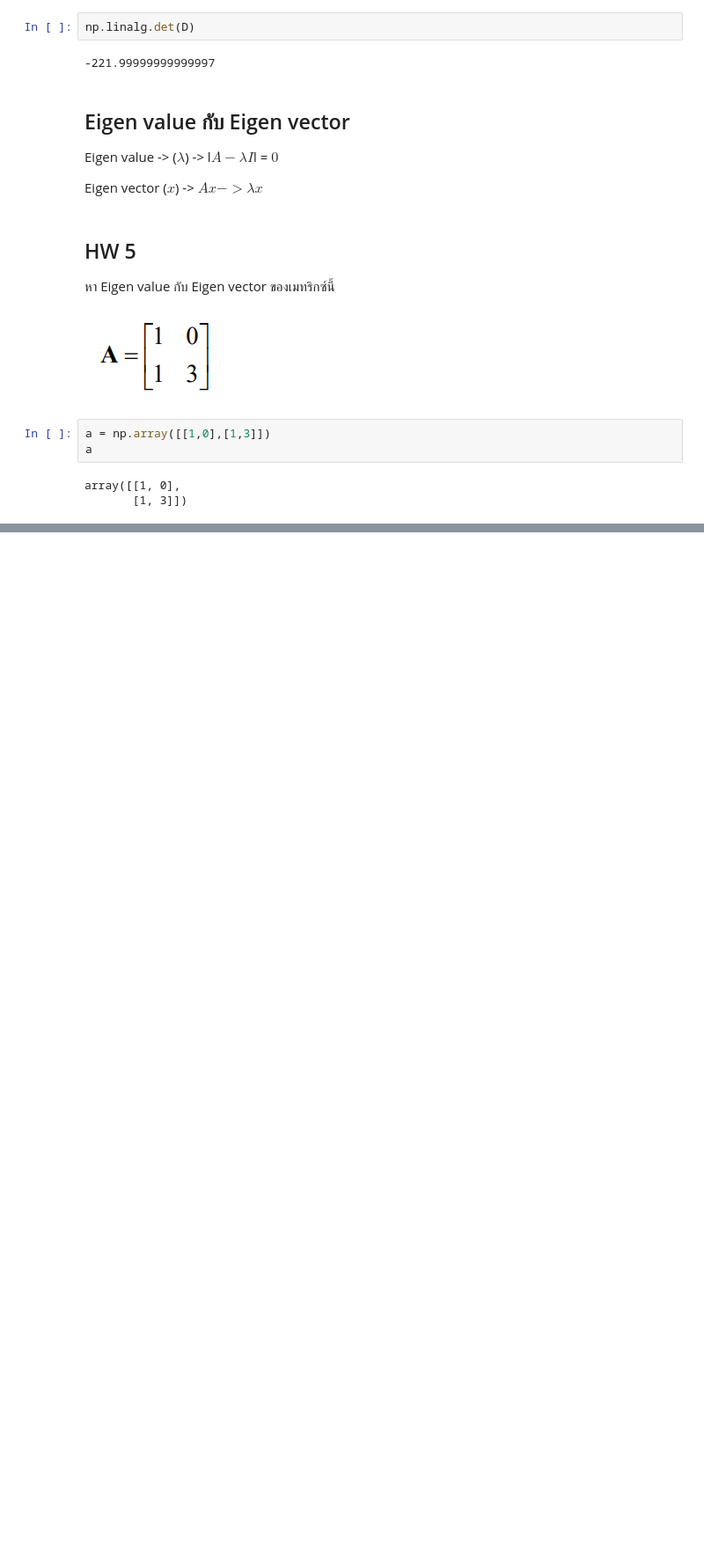
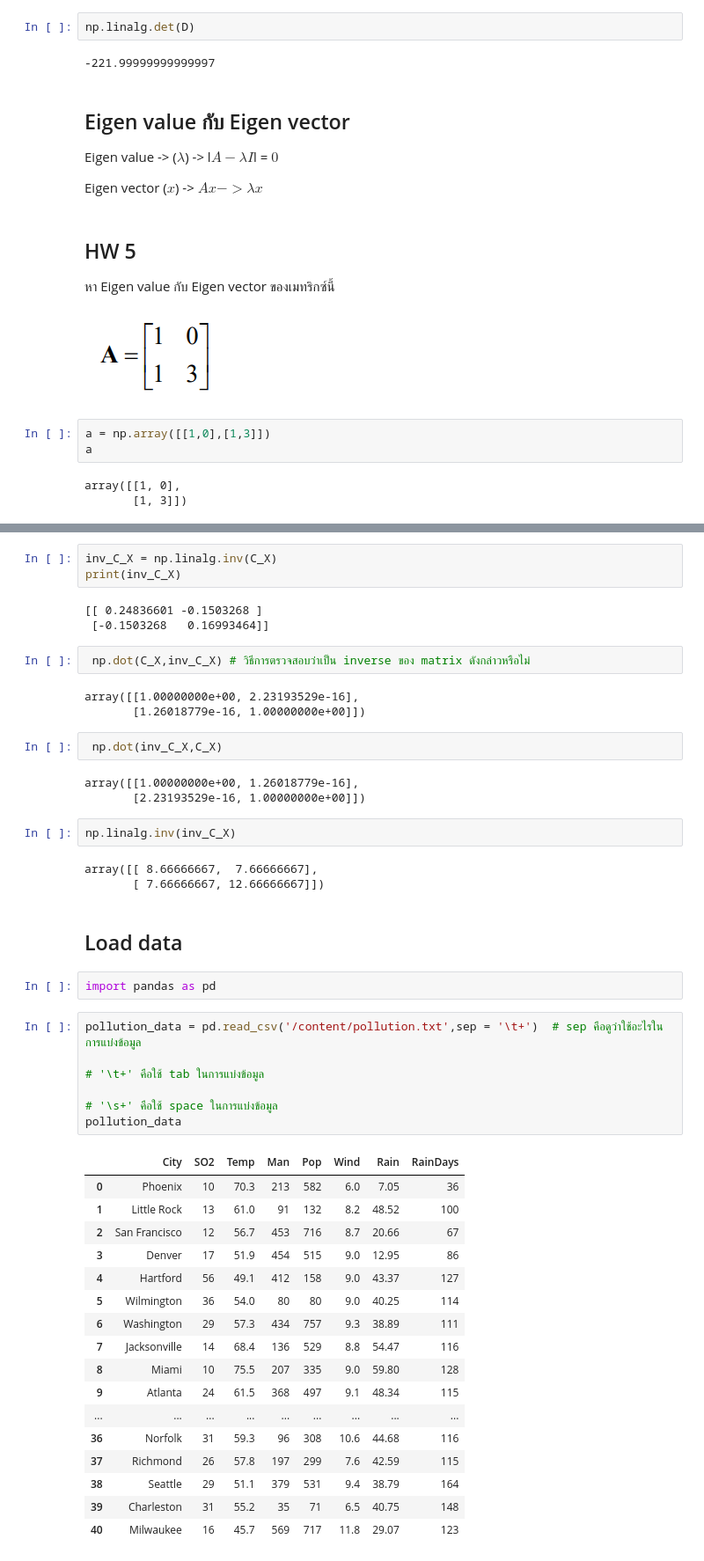
Before and after one commit to Wikanda-Hongboonmee/multivariate, a Jupyter notebook: MVA001.ipynb, the cells around one changed output, grey strips where cells are left out. Shown: that part at 88% size. Saved outputs shown, nothing was run; the diff lists cells and outputs as text; blank space fills up the shorter version.

Commit message:
จบบทที่ 1 ทบทวนความรู้สำคัญเกี่ยวกับ Matrix

```diff
--- a/MVA001.ipynb
+++ b/MVA001.ipynb
@@ -271,0 +331,48 @@ array([3., 1.])
+# %%
+inv_C_X = np.linalg.inv(C_X)
+print(inv_C_X)
+# %% [output]
+[[ 0.24836601 -0.1503268 ]
+ [-0.1503268   0.16993464]]
+# %%
+ np.dot(C_X,inv_C_X) # วิธีการตรวจสอบว่าเป็น inverse ของ matrix ดังกล่าวหรือไม่
+# %% [output]
+array([[1.00000000e+00, 2.23193529e-16],
+       [1.26018779e-16, 1.00000000e+00]])
+# %%
+ np.dot(inv_C_X,C_X)
+# %% [output]
+array([[1.00000000e+00, 1.26018779e-16],
+       [2.23193529e-16, 1.00000000e+00]])
+# %%
+np.linalg.inv(inv_C_X)
+# %% [output]
+array([[ 8.66666667,  7.66666667],
+       [ 7.66666667, 12.66666667]])
+# %% [markdown]
+## Load data
+# %%
+import pandas as pd
+# %%
+pollution_data = pd.read_csv('/content/pollution.txt',sep = '\t+')  # sep คือดูว่าใช้อะไรในการแบ่งข้อมูล
+                                                                                             # '\t+' คือใช้ tab ในการแบ่งข้อมูล
+                                                                                             # '\s+' คือใช้ space ในการแบ่งข้อมูล
+pollution_data
+# %% [output]
+|  | City | SO2 | Temp | Man | Pop | Wind | Rain | RainDays |
+| 0 | Phoenix | 10 | 70.3 | 213 | 582 | 6.0 | 7.05 | 36 |
+| 1 | Little Rock | 13 | 61.0 | 91 | 132 | 8.2 | 48.52 | 100 |
+| 2 | San Francisco | 12 | 56.7 | 453 | 716 | 8.7 | 20.66 | 67 |
+| 3 | Denver | 17 | 51.9 | 454 | 515 | 9.0 | 12.95 | 86 |
+| 4 | Hartford | 56 | 49.1 | 412 | 158 | 9.0 | 43.37 | 127 |
+| 5 | Wilmington | 36 | 54.0 | 80 | 80 | 9.0 | 40.25 | 114 |
+| 6 | Washington | 29 | 57.3 | 434 | 757 | 9.3 | 38.89 | 111 |
+| 7 | Jacksonville | 14 | 68.4 | 136 | 529 | 8.8 | 54.47 | 116 |
+| 8 | Miami | 10 | 75.5 | 207 | 335 | 9.0 | 59.80 | 128 |
+| 9 | Atlanta | 24 | 61.5 | 368 | 497 | 9.1 | 48.34 | 115 |
+| ... | ... | ... | ... | ... | ... | ... | ... | ... |
+| 36 | Norfolk | 31 | 59.3 | 96 | 308 | 10.6 | 44.68 | 116 |
+| 37 | Richmond | 26 | 57.8 | 197 | 299 | 7.6 | 42.59 | 115 |
+| 38 | Seattle | 29 | 51.1 | 379 | 531 | 9.4 | 38.79 | 164 |
+| 39 | Charleston | 31 | 55.2 | 35 | 71 | 6.5 | 40.75 | 148 |
+| 40 | Milwaukee | 16 | 45.7 | 569 | 717 | 11.8 | 29.07 | 123 |
```
Also changed, not shown: parts of 13 cells of this notebook.
